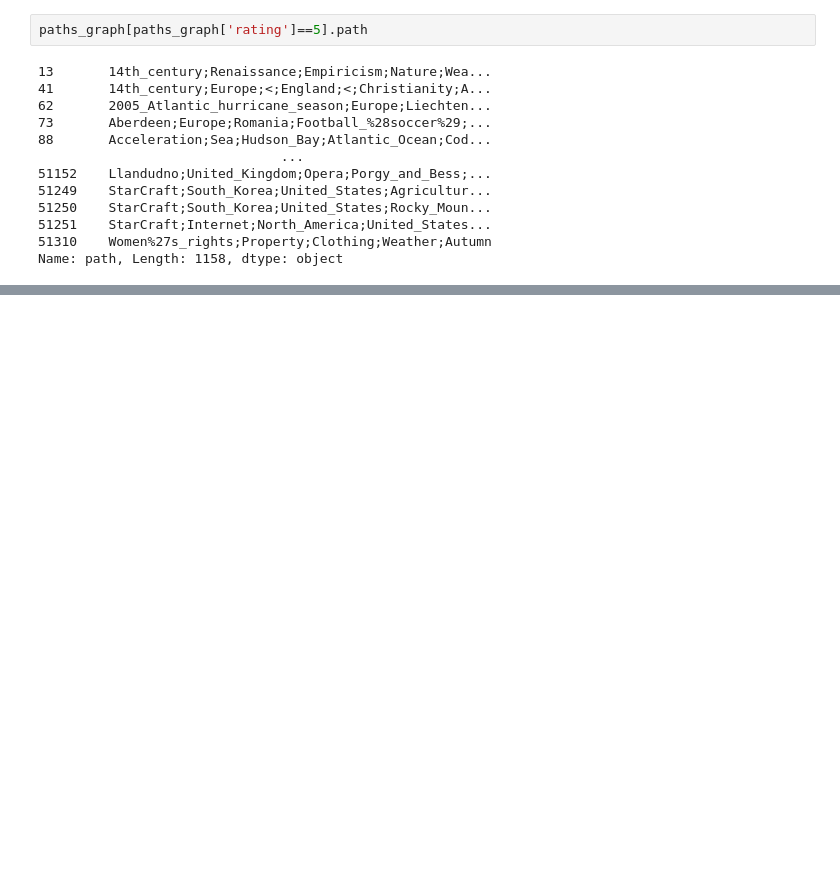
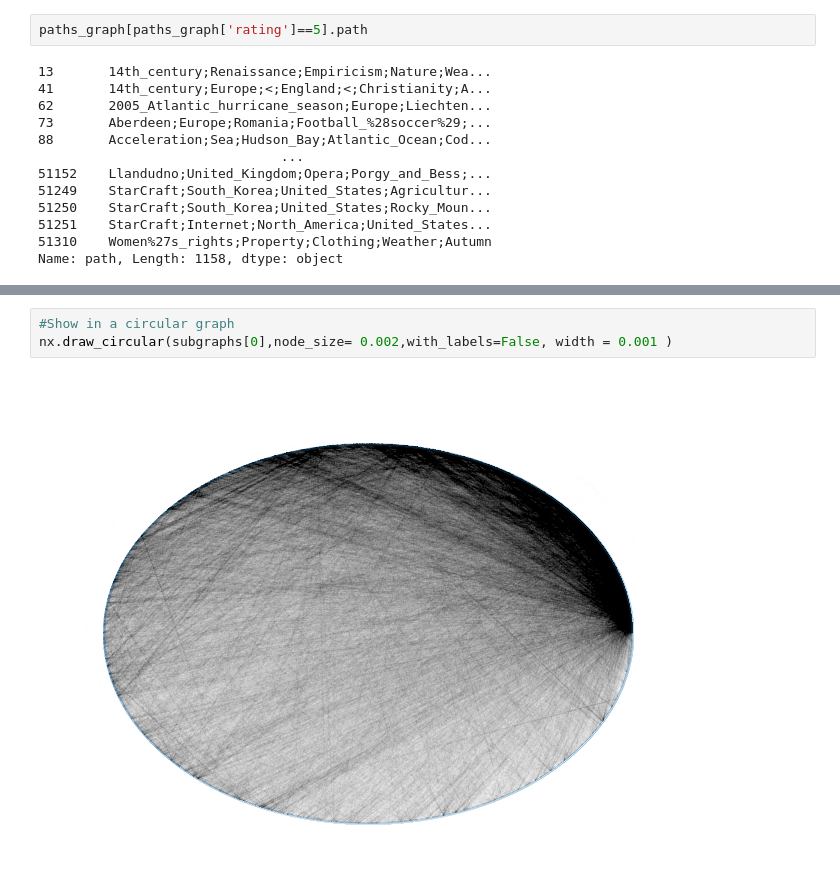
Before and after one commit to epfl-ada/ada-2022-project-7yobananaboy7, a Jupyter notebook: Homowork 1 EDA.ipynb, the cells around one changed output, grey strips where cells are left out. Cells and saved outputs as stored; diff of their text form; blank space fills up the shorter version.

```diff
--- a/Homowork 1 EDA.ipynb
+++ b/Homowork 1 EDA.ipynb
@@ -233,0 +304,5 @@ Name: path, Length: 1158, dtype: object
+# %%
+#Show in a circular graph
+nx.draw_circular(subgraphs[0],node_size= 0.002,with_labels=False, width = 0.001 )
+# %% [output]
+[figure, added]
```
Also changed, not shown: parts of 8 cells of this notebook.
